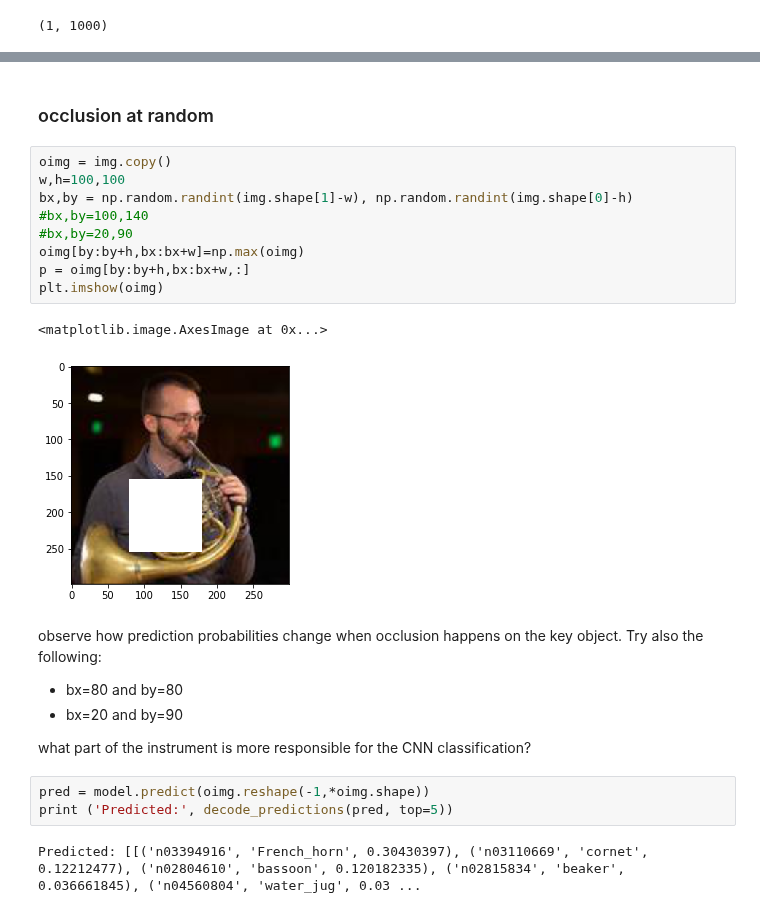
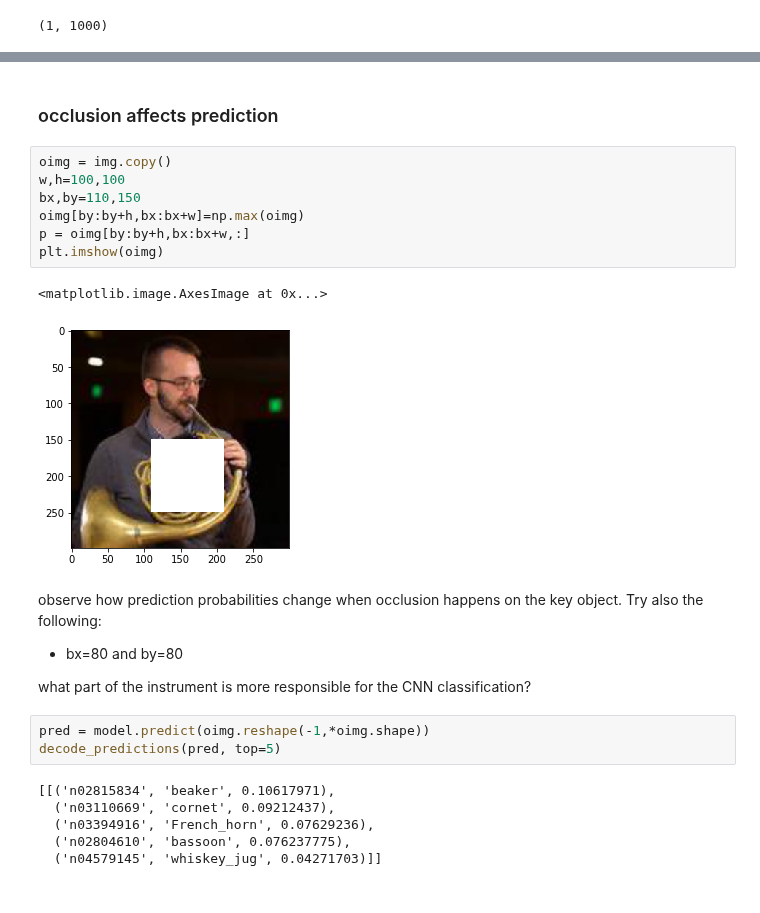
Before and after one commit to jdariasl/DiplomadoEPM_2019, a Jupyter notebook: Modulo3/Modulo 3 (13 - Using Pretrained Models).ipynb, the cells around one changed output, grey strips where cells are left out. Drawn from its saved outputs; the diff is of its cells as text.

Commit message:
added occlusion

```diff
--- a/Modulo3/Modulo 3 (13 - Using Pretrained Models).ipynb
+++ b/Modulo3/Modulo 3 (13 - Using Pretrained Models).ipynb
@@ -103,26 +133,27 @@ Predicted:
 # %% [markdown]
-### occlusion at random
+### occlusion affects prediction
 # %%
 oimg = img.copy()
 w,h=100,100
-bx,by = np.random.randint(img.shape[1]-w), np.random.randint(img.shape[0]-h)
-#bx,by=100,140
-#bx,by=20,90
+bx,by=110,150
 oimg[by:by+h,bx:bx+w]=np.max(oimg)
 p = oimg[by:by+h,bx:bx+w,:]
 plt.imshow(oimg)
 # %% [output]
 <matplotlib.image.AxesImage at 0x...>
-[figure, old version]
+[figure, new version]
 # %% [markdown]
 observe how prediction probabilities change when occlusion happens on the key object. Try also the following:
 
 - bx=80 and by=80
-- bx=20 and by=90
 
 what part of the instrument is more responsible for the CNN classification?
 # %%
 pred = model.predict(oimg.reshape(-1,*oimg.shape))
-print ('Predicted:', decode_predictions(pred, top=5))
+decode_predictions(pred, top=5)
 # %% [output]
-Predicted: [[('n03394916', 'French_horn', 0.30430397), ('n03110669', 'cornet', 0.12212477), ('n02804610', 'bassoon', 0.120182335), ('n02815834', 'beaker', 0.036661845), ('n04560804', 'water_jug', 0.03 ...
+[[('n02815834', 'beaker', 0.10617971),
+  ('n03110669', 'cornet', 0.09212437),
+  ('n03394916', 'French_horn', 0.07629236),
+  ('n02804610', 'bassoon', 0.076237775),
+  ('n04579145', 'whiskey_jug', 0.04271703)]]
```
Also changed, not shown: parts of 8 cells of this notebook, 2 other files.
